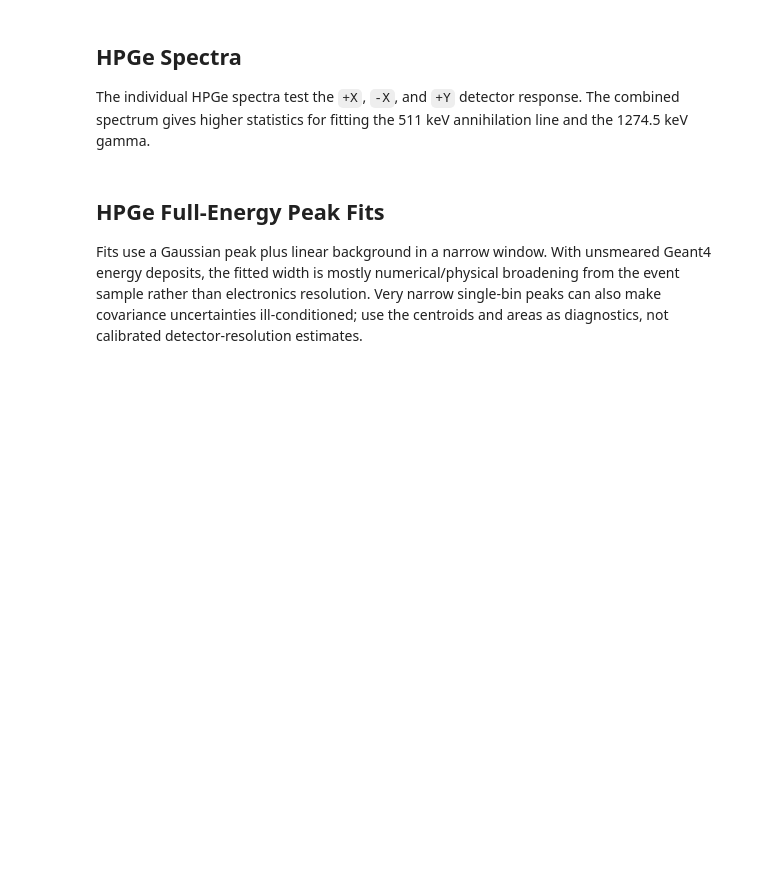
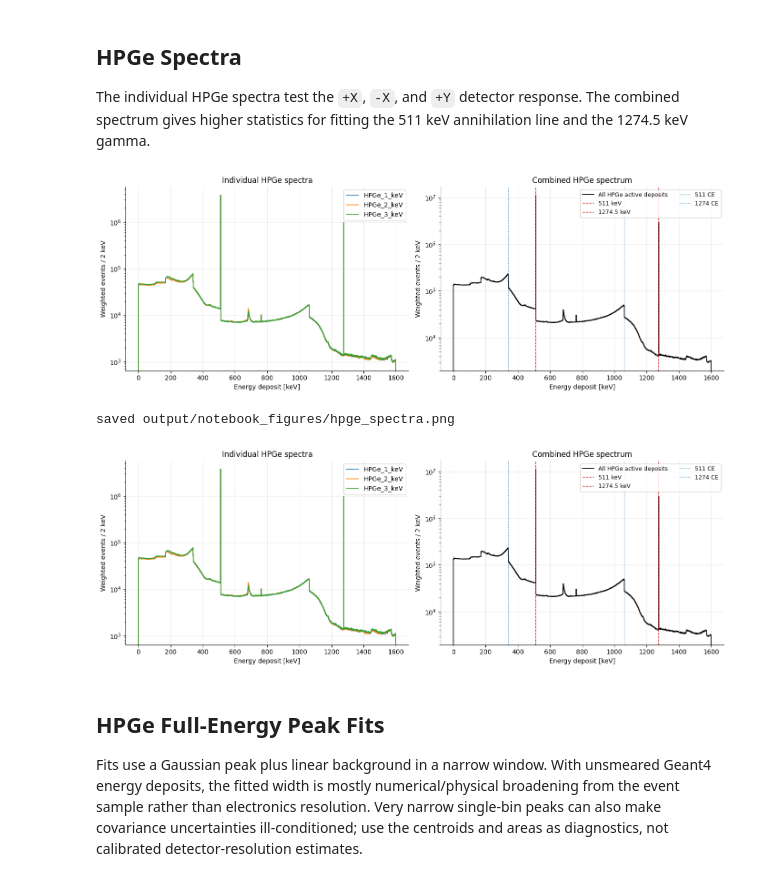
Before and after one commit to guyronhuji/DualSiLi22Na, a Jupyter notebook: analysis/notebooks/dual_sili_22na_spectrum_analysis.ipynb, the cells around one changed output. Cells and saved outputs as stored; diff of their text form; code cells hidden in the pictures; blank space fills up the shorter version.

```diff
--- a/analysis/notebooks/dual_sili_22na_spectrum_analysis.ipynb
+++ b/analysis/notebooks/dual_sili_22na_spectrum_analysis.ipynb
@@ -414,40 +604,44 @@ display(split_counts.to_frame("events"))
 
 The individual HPGe spectra test the `+X`, `-X`, and `+Y` detector response. The combined spectrum gives higher statistics for fitting the 511 keV annihilation line and the 1274.5 keV gamma.
 # %%
-hpge = {name: df[name].to_numpy() for name in HPGE_COLUMNS}
+hpge = {name: column_array(name) for name in HPGE_COLUMNS}
 hpge_all_parts = []
 hpge_all_weight_parts = []
 for values in hpge.values():
     vals, wts = finite_positive_with_weights(values, threshold=0.1)
     hpge_all_parts.append(vals)
     if wts is not None:
         hpge_all_weight_parts.append(wts)
 
 hpge_all = np.concatenate(hpge_all_parts) if hpge_all_parts else np.array([])
 hpge_all_weights = np.concatenate(hpge_all_weight_parts) if hpge_all_weight_parts else None
 
 bins_hpge = np.linspace(0, 1600, 801)
 fig, axes = plt.subplots(1, 2, figsize=(14, 5))
 for col, values in hpge.items():
     vals, wts = finite_positive_with_weights(values, threshold=0.1)
     step_hist(axes[0], vals, bins_hpge, weights=wts, label=col.replace("E_", ""), linewidth=1.2)
 axes[0].set_xlabel("Energy deposit [keV]")
 axes[0].set_ylabel(f"{COUNT_LABEL} / 2 keV")
 axes[0].set_yscale("log")
 axes[0].legend()
 axes[0].set_title("Individual HPGe spectra")
 
 step_hist(axes[1], hpge_all, bins_hpge, weights=hpge_all_weights, label="All HPGe active deposits", color="black", linewidth=1.3)
 for energy, label in [(EXPECTED["annihilation_keV"], "511"), (EXPECTED["na22_gamma_keV"], "1274.5")]:
     axes[1].axvline(energy, color="tab:red", linestyle="--", linewidth=1, label=f"{label} keV")
 for energy, label in [(EXPECTED["compton_511_keV"], "511 CE"), (EXPECTED["compton_1274_keV"], "1274 CE")]:
     axes[1].axvline(energy, color="tab:blue", linestyle=":", linewidth=1, label=label)
 axes[1].set_xlabel("Energy deposit [keV]")
 axes[1].set_ylabel(f"{COUNT_LABEL} / 2 keV")
 axes[1].set_yscale("log")
 axes[1].legend(ncol=2, fontsize=9)
 axes[1].set_title("Combined HPGe spectrum")
 savefig(fig, "hpge_spectra.png")
+# %% [output]
+[figure, added]
+saved output/notebook_figures/hpge_spectra.png
+[figure, added]
 # %% [markdown]
 ## HPGe Full-Energy Peak Fits
 
```
Also changed, not shown: parts of 19 cells of this notebook, 20 other files.
